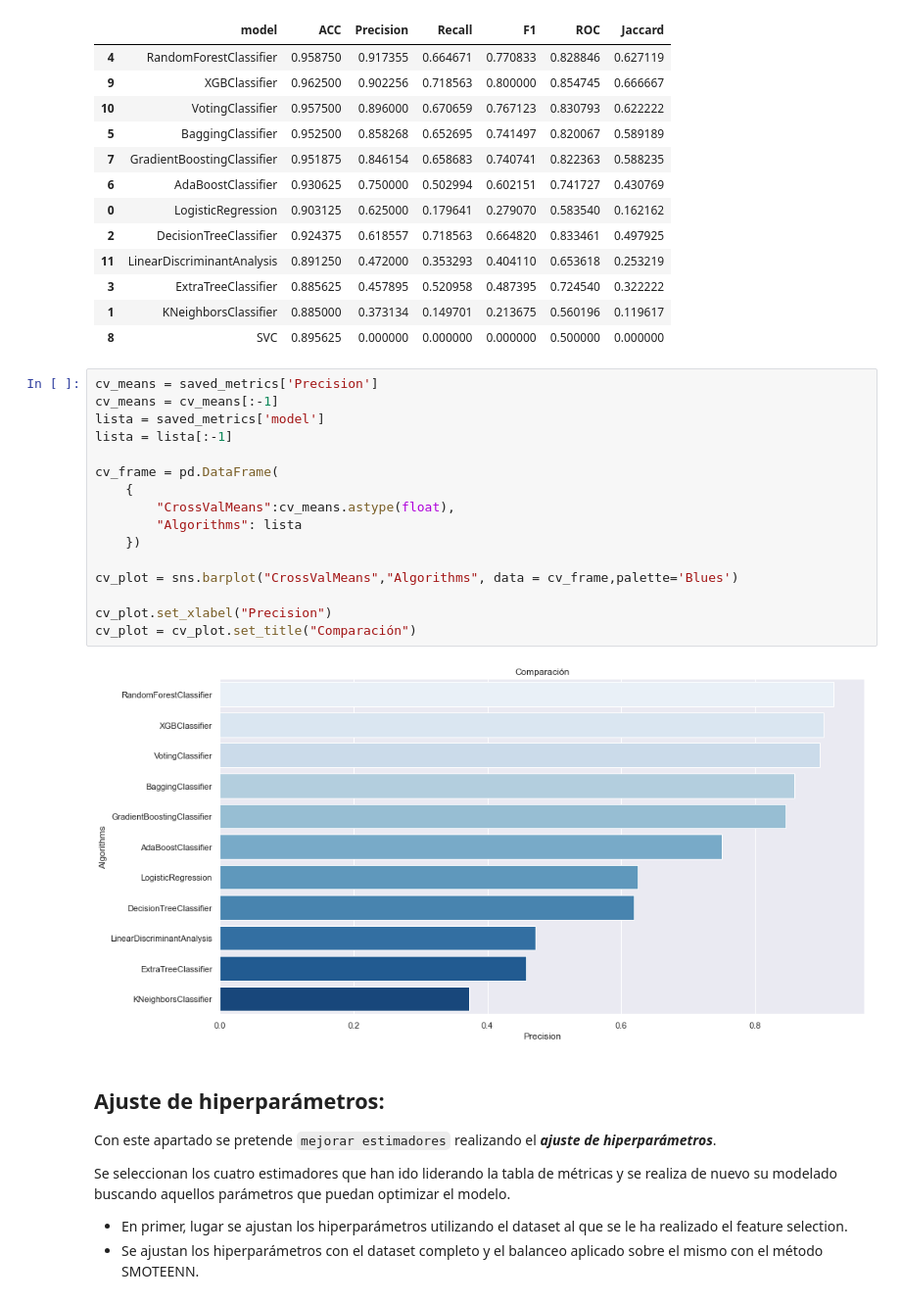
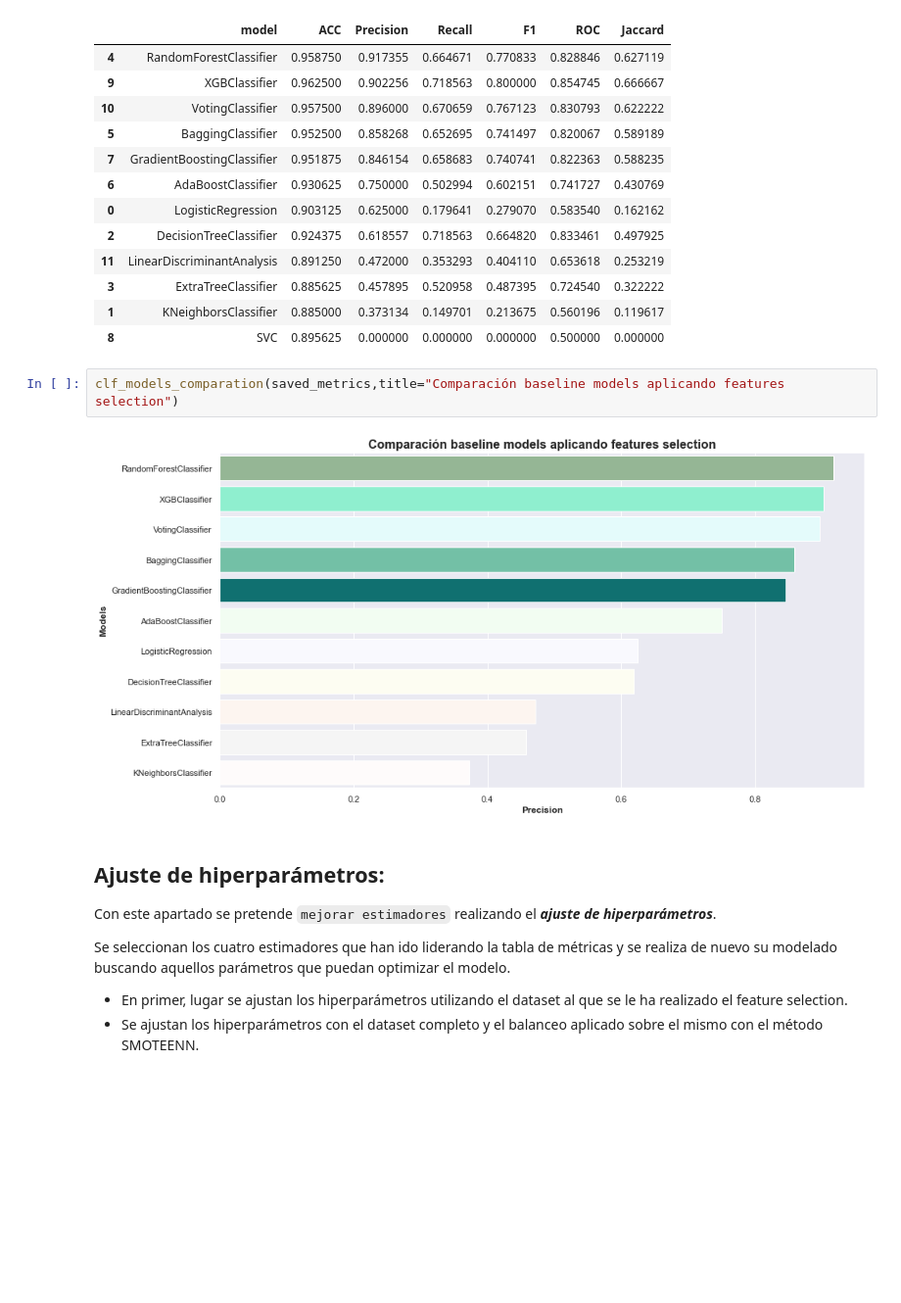
Before and after one commit to mcarlagg17/TBDS-ML_Clf_WaterQuality, a Jupyter notebook: src/2b_ML_BalancedData.ipynb, the cells around one changed output. Shown at 98% size. Cells and saved outputs as stored; diff of their text form; blank space fills up the shorter version.

```diff
--- a/src/2b_ML_BalancedData.ipynb
+++ b/src/2b_ML_BalancedData.ipynb
@@ -510,24 +510,10 @@ saved_metrics
 | 3 | ExtraTreeClassifier | 0.885625 | 0.457895 | 0.520958 | 0.487395 | 0.724540 | 0.322222 |
 | 1 | KNeighborsClassifier | 0.885000 | 0.373134 | 0.149701 | 0.213675 | 0.560196 | 0.119617 |
 | 8 | SVC | 0.895625 | 0.000000 | 0.000000 | 0.000000 | 0.500000 | 0.000000 |
-# %%
-cv_means = saved_metrics['Precision']
-cv_means = cv_means[:-1]
-lista = saved_metrics['model']
-lista = lista[:-1]
-
-cv_frame = pd.DataFrame(
-    {
-        "CrossValMeans":cv_means.astype(float),
-        "Algorithms": lista
-    })
-
-cv_plot = sns.barplot("CrossValMeans","Algorithms", data = cv_frame,palette='Blues')
-
-cv_plot.set_xlabel("Precision")
-cv_plot = cv_plot.set_title("Comparación")
-# %% [output]
-[figure, removed]
+# %%
+clf_models_comparation(saved_metrics,title="Comparación baseline models aplicando features selection")
+# %% [output]
+[figure, added]
 # %% [markdown]
 ## Ajuste de hiperparámetros:
 
```
Also changed, not shown: 7 other files.
